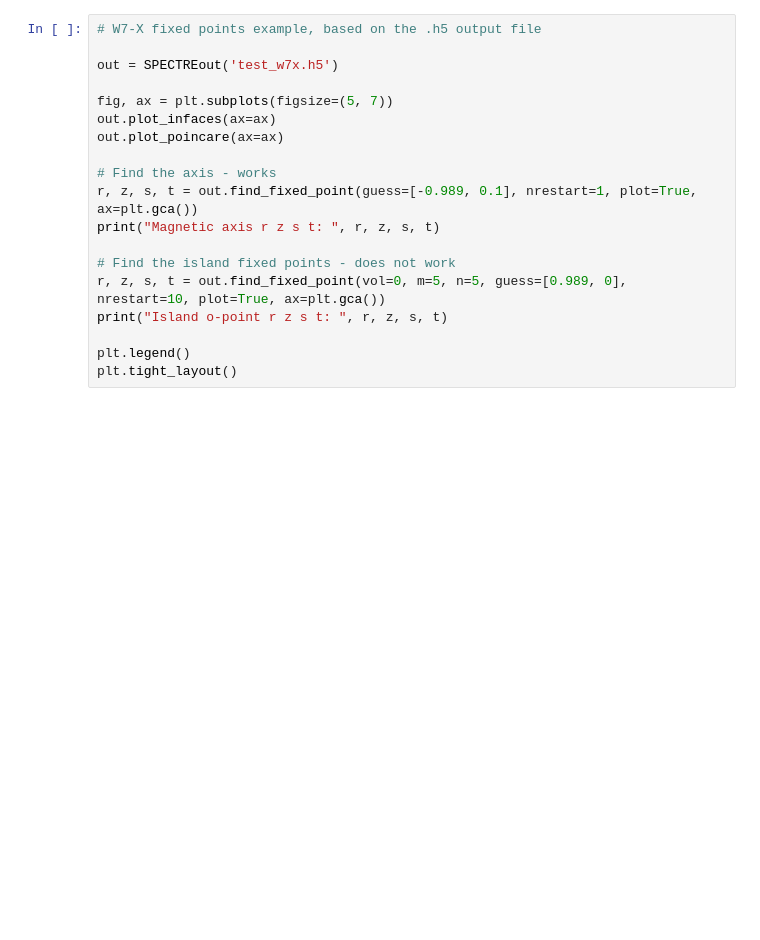
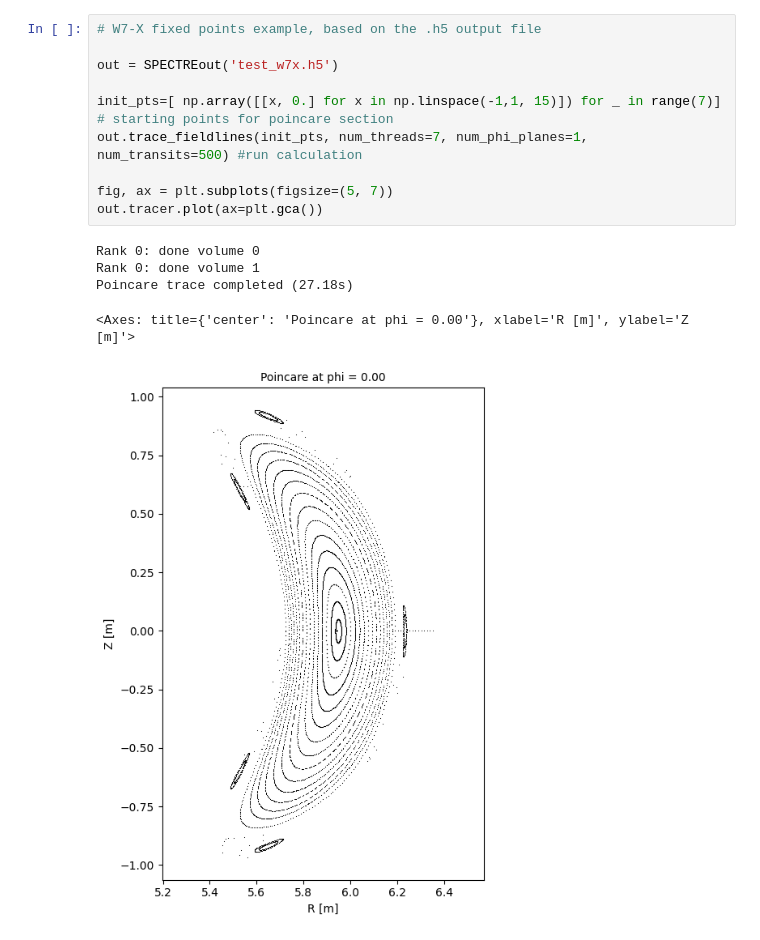
Before and after one commit to ANU-HPC/SPECTRE, a Jupyter notebook: examples/fixed_points/example.ipynb, the cells around one changed output. Cells and saved outputs as stored; diff of their text form; blank space fills up the shorter version.

```diff
--- a/examples/fixed_points/example.ipynb
+++ b/examples/fixed_points/example.ipynb
@@ -14,19 +17,16 @@ np.set_printoptions(linewidth=170)
 # %%
 # W7-X fixed points example, based on the .h5 output file
 
 out = SPECTREout('test_w7x.h5')
 
+init_pts=[ np.array([[x, 0.] for x in np.linspace(-1,1, 15)]) for _ in range(7)] # starting points for poincare section
+out.trace_fieldlines(init_pts, num_threads=7, num_phi_planes=1, num_transits=500) #run calculation
+
 fig, ax = plt.subplots(figsize=(5, 7))
-out.plot_infaces(ax=ax)
-out.plot_poincare(ax=ax)
-
-# Find the axis - works
-r, z, s, t = out.find_fixed_point(guess=[-0.989, 0.1], nrestart=1, plot=True, ax=plt.gca())
-print("Magnetic axis r z s t: ", r, z, s, t)
-
-# Find the island fixed points - does not work
-r, z, s, t = out.find_fixed_point(vol=0, m=5, n=5, guess=[0.989, 0], nrestart=10, plot=True, ax=plt.gca())
-print("Island o-point r z s t: ", r, z, s, t)
-
-plt.legend()
-plt.tight_layout()
+out.tracer.plot(ax=plt.gca())
+# %% [output]
+Rank 0: done volume 0
+Rank 0: done volume 1
+Poincare trace completed (27.18s)
+<Axes: title={'center': 'Poincare at phi = 0.00'}, xlabel='R [m]', ylabel='Z [m]'>
+[figure, added]
```
Also changed, not shown: parts of 4 cells of this notebook, 1 other file.
